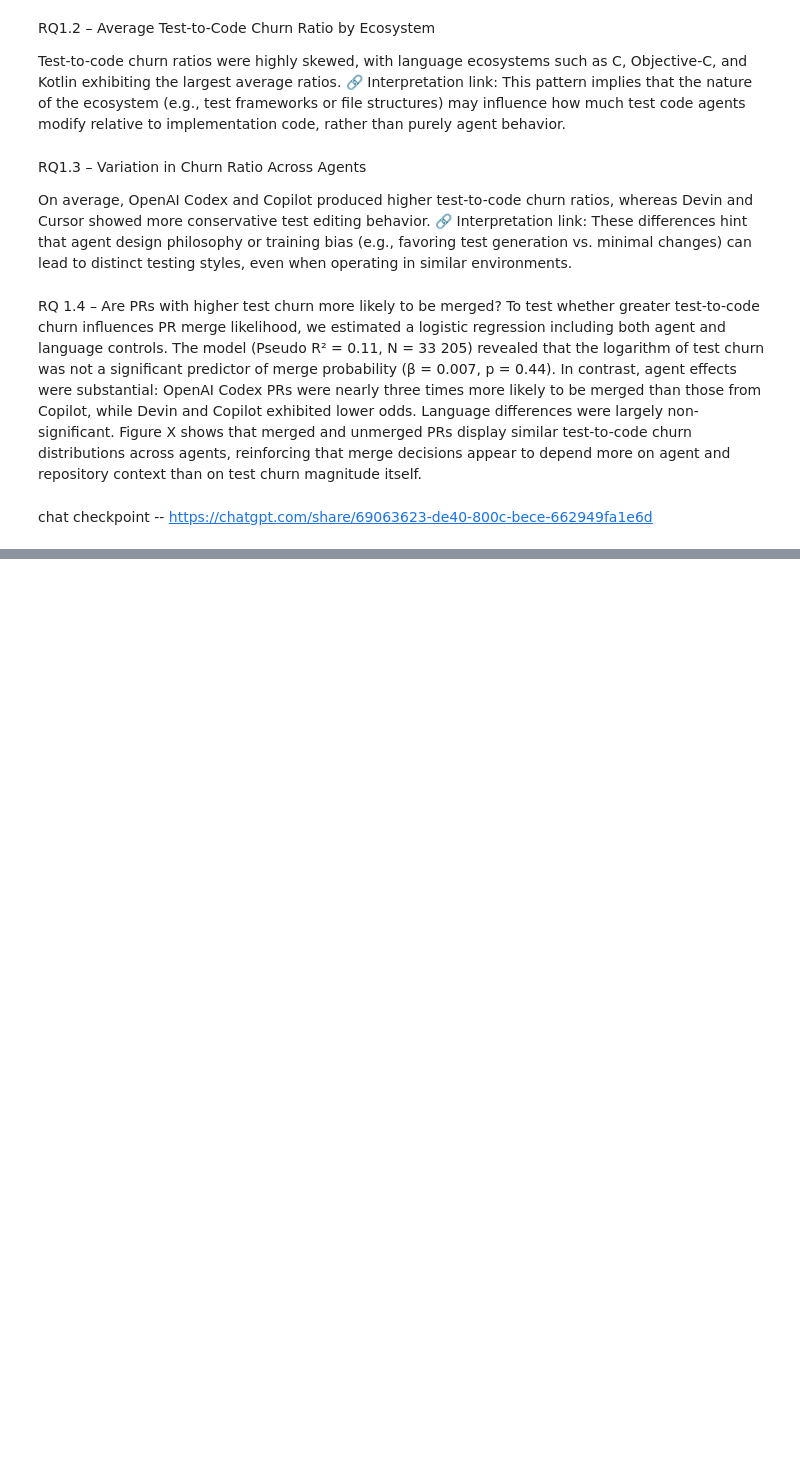
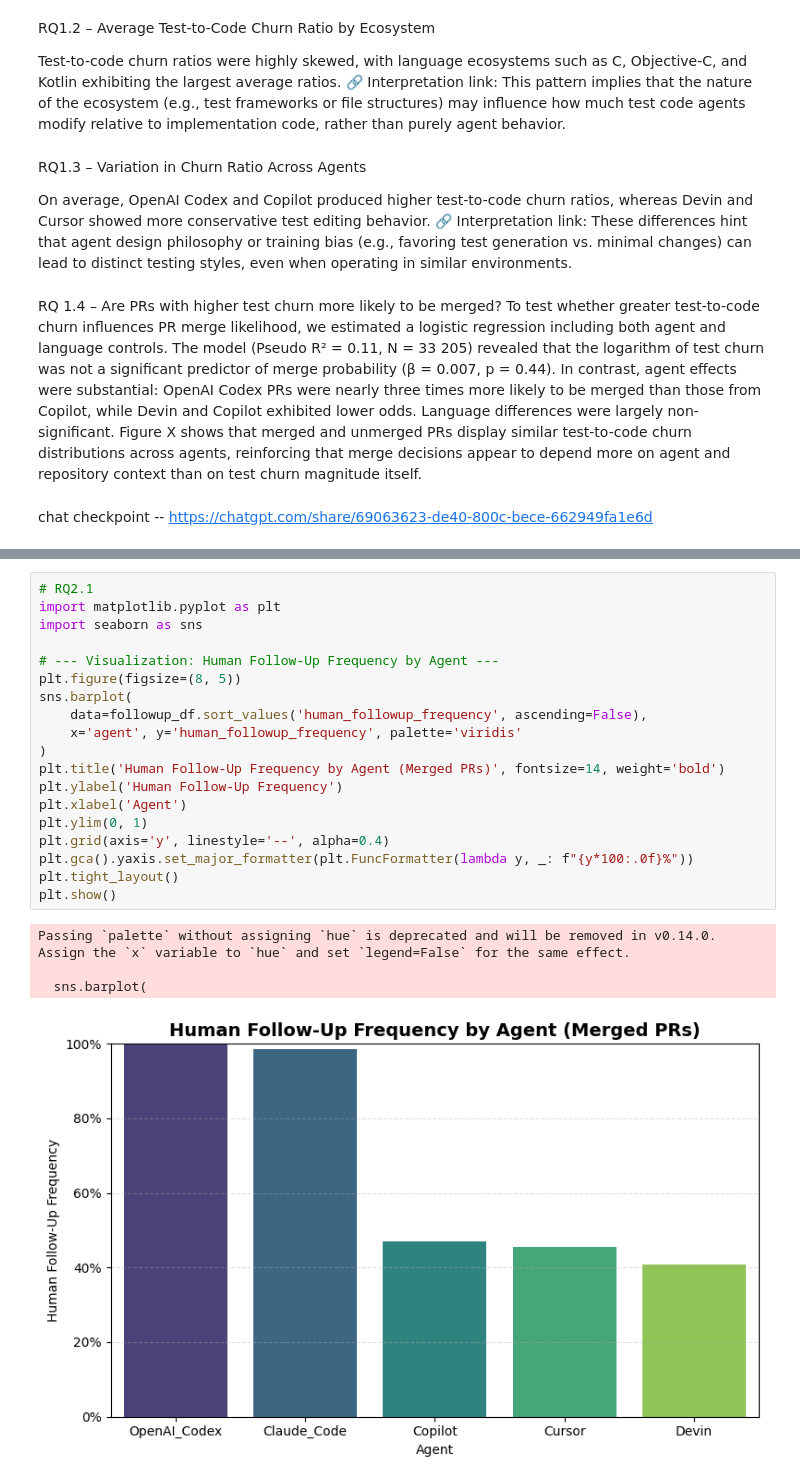
Before and after one commit to Lay-ke/Data-mining, a Jupyter notebook: analysis/load_AIDev.ipynb, the cells around one changed output, grey strips where cells are left out. Cells and saved outputs as stored; diff of their text form; blank space fills up the shorter version.

```diff
--- a/analysis/load_AIDev.ipynb
+++ b/analysis/load_AIDev.ipynb
@@ -1085,0 +1176,24 @@ chat checkpoint -- https://chatgpt.com/share/69063623-de40-800c-bece-662949fa1e6
+# %%
+# RQ2.1
+import matplotlib.pyplot as plt
+import seaborn as sns
+
+# --- Visualization: Human Follow-Up Frequency by Agent ---
+plt.figure(figsize=(8, 5))
+sns.barplot(
+    data=followup_df.sort_values('human_followup_frequency', ascending=False),
+    x='agent', y='human_followup_frequency', palette='viridis'
+)
+plt.title('Human Follow-Up Frequency by Agent (Merged PRs)', fontsize=14, weight='bold')
+plt.ylabel('Human Follow-Up Frequency')
+plt.xlabel('Agent')
+plt.ylim(0, 1)
+plt.grid(axis='y', linestyle='--', alpha=0.4)
+plt.gca().yaxis.set_major_formatter(plt.FuncFormatter(lambda y, _: f"{y*100:.0f}%"))
+plt.tight_layout()
+plt.show()
+# %% [output]
+Passing `palette` without assigning `hue` is deprecated and will be removed in v0.14.0. Assign the `x` variable to `hue` and set `legend=False` for the same effect.
+
+  sns.barplot(
+[figure, added]
```
Also changed, not shown: parts of 8 cells of this notebook.
